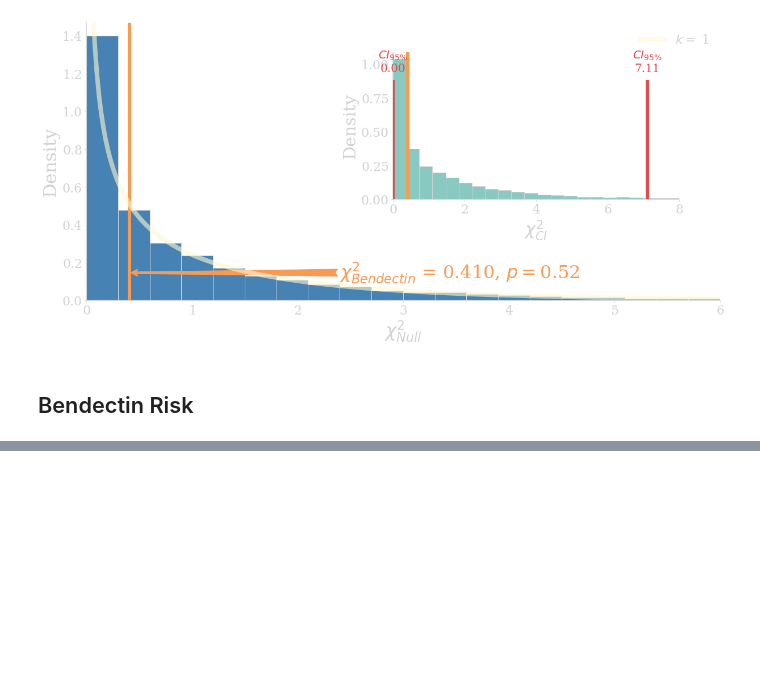
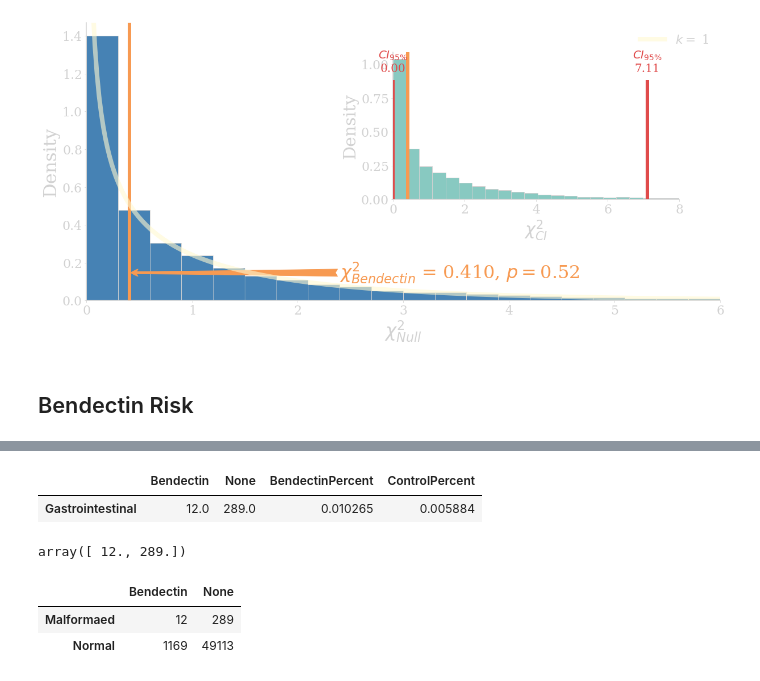
Before and after one commit to Khlick/LS40-Lectures, a Jupyter notebook: lib/_notebooks/Chi Squared and Risk.ipynb, the cells around one changed output, grey strips where cells are left out. Drawn from its saved outputs; the diff is of its cells as text; code cells hidden in the pictures; blank space fills up the shorter version.

```diff
--- a/lib/_notebooks/Chi Squared and Risk.ipynb
+++ b/lib/_notebooks/Chi Squared and Risk.ipynb
@@ -1154,0 +1254,26 @@ fig.savefig('../img/BendectinChi2.svg', transparent=True);
+# %%
+riskMal = pd.DataFrame(malformations.loc['Gastrointestinal']).T;
+riskMal
+# %% [output]
+|  | Bendectin | None | BendectinPercent | ControlPercent |
+| Gastrointestinal | 12.0 | 289.0 | 0.010265 | 0.005884 |
+# %%
+riskMal.values[0][:2]
+# %% [output]
+array([ 12., 289.])
+# %%
+nPatients = np.array([1169,49113]);
+
+riskTable = pd.DataFrame(
+  np.vstack([
+    riskMal.values[0][:2],
+    nPatients
+  ]),
+  columns=['Bendectin', 'None'],
+  index=['Malformaed', 'Normal']
+)
+riskTable.applymap(np.int64)
+# %% [output]
+|  | Bendectin | None |
+| Malformaed | 12 | 289 |
+| Normal | 1169 | 49113 |
```
Also changed, not shown: parts of 14 cells of this notebook, 9 other files.
